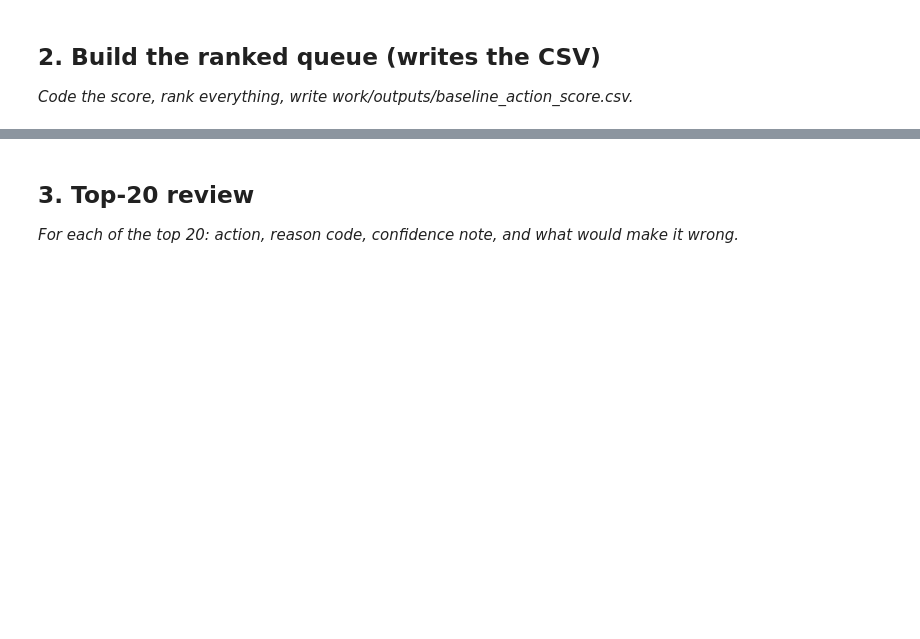
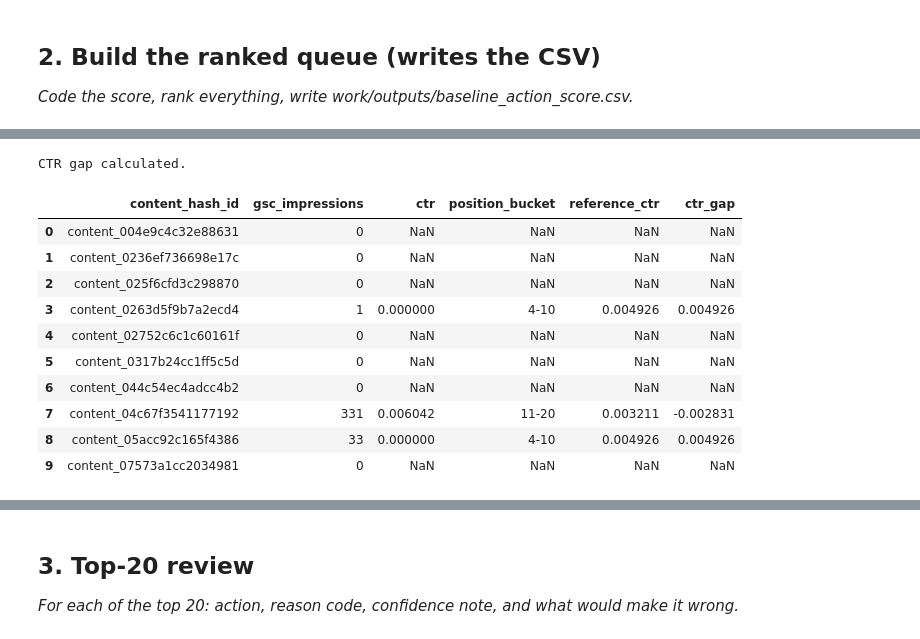
Before and after one commit to zeeofficial01/flyrank-ml-internship, a Jupyter notebook: work/notebooks/w04_baseline_score.ipynb, the cells around one changed output, grey strips where cells are left out. Drawn from its saved outputs; the diff is of its cells as text; code cells hidden in the pictures; blank space fills up the shorter version.

```diff
--- a/work/notebooks/w04_baseline_score.ipynb
+++ b/work/notebooks/w04_baseline_score.ipynb
@@ -16,0 +243,19 @@ This skeleton is yours to fill. Work the sections **in order** — each one has
+# %%
+# Calculate the expected CTR for each position bucket
+
+position_reference = (
+    check.groupby("position_bucket", observed=False)
+    .agg(
+        reference_ctr=("ctr", "mean")
+    )
+    .reset_index()
+)
+
+scored = scored.merge(
+    position_reference,
+    on="position_bucket",
+    how="left"
+)
+
+print("Scoring data prepared.")
+display(scored.head())
@@ -16,0 +270,33 @@ This skeleton is yours to fill. Work the sections **in order** — each one has
+# %%
+# Calculate how far each item's CTR is below its position-based reference
+
+scored["ctr_gap"] = (
+    scored["reference_ctr"] - scored["ctr"]
+)
+
+print("CTR gap calculated.")
+display(
+    scored[
+        [
+            "content_hash_id",
+            "gsc_impressions",
+            "ctr",
+            "position_bucket",
+            "reference_ctr",
+            "ctr_gap"
+        ]
+    ].head(10)
+)
+# %% [output]
+CTR gap calculated.
+|  | content_hash_id | gsc_impressions | ctr | position_bucket | reference_ctr | ctr_gap |
+| 0 | content_004e9c4c32e88631 | 0 | NaN | NaN | NaN | NaN |
+| 1 | content_0236ef736698e17c | 0 | NaN | NaN | NaN | NaN |
+| 2 | content_025f6cfd3c298870 | 0 | NaN | NaN | NaN | NaN |
+| 3 | content_0263d5f9b7a2ecd4 | 1 | 0.000000 | 4-10 | 0.004926 | 0.004926 |
+| 4 | content_02752c6c1c60161f | 0 | NaN | NaN | NaN | NaN |
+| 5 | content_0317b24cc1ff5c5d | 0 | NaN | NaN | NaN | NaN |
+| 6 | content_044c54ec4adcc4b2 | 0 | NaN | NaN | NaN | NaN |
+| 7 | content_04c67f3541177192 | 331 | 0.006042 | 11-20 | 0.003211 | -0.002831 |
+| 8 | content_05acc92c165f4386 | 33 | 0.000000 | 4-10 | 0.004926 | 0.004926 |
+| 9 | content_07573a1cc2034981 | 0 | NaN | NaN | NaN | NaN |
```
Also changed, not shown: parts of 19 cells of this notebook.
